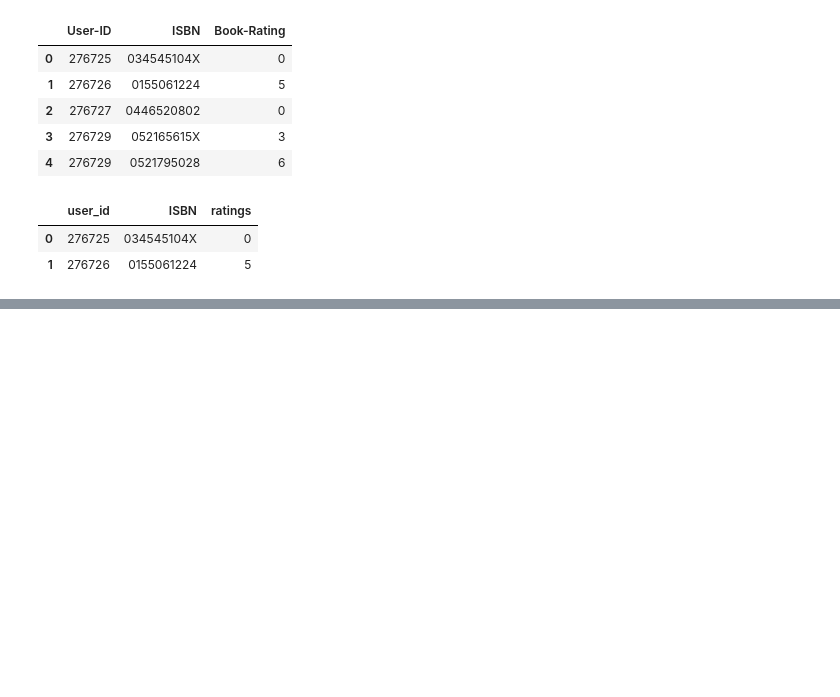
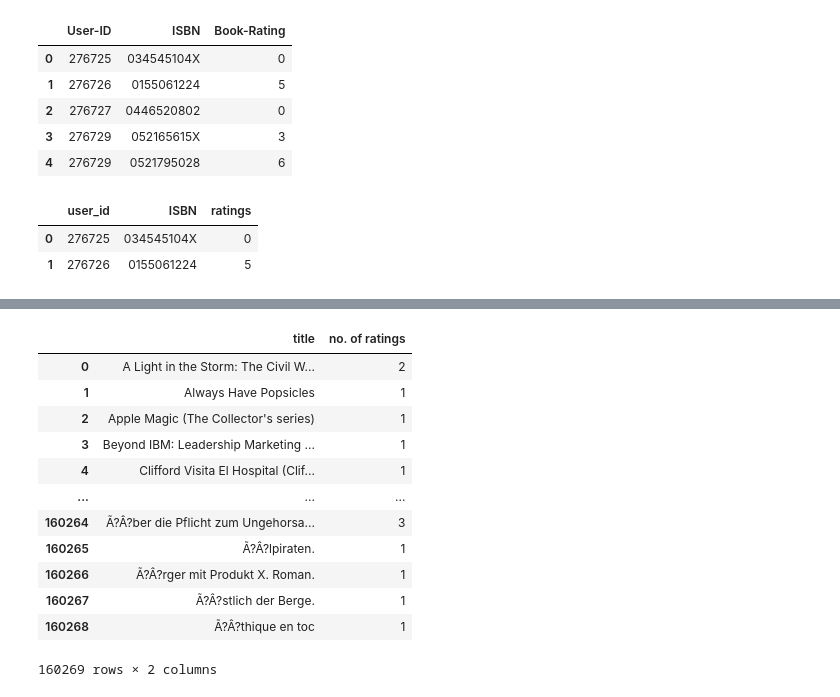
Before and after one commit to Aakanshi-Sharma/clustering, a Jupyter notebook: book-recommender-system/book-recommendation.ipynb, the cells around one changed output, grey strips where cells are left out. Saved outputs shown, nothing was run; the diff lists cells and outputs as text; code cells hidden in the pictures; blank space fills up the shorter version.

```diff
--- a/book-recommender-system/book-recommendation.ipynb
+++ b/book-recommender-system/book-recommendation.ipynb
@@ -97,0 +147,16 @@ ratings.head(2)
+# %%
+number_rating
+# %% [output]
+|  | title | no. of ratings |
+| 0 | A Light in the Storm: The Civil W... | 2 |
+| 1 | Always Have Popsicles | 1 |
+| 2 | Apple Magic (The Collector's series) | 1 |
+| 3 | Beyond IBM: Leadership Marketing ... | 1 |
+| 4 | Clifford Visita El Hospital (Clif... | 1 |
+| ... | ... | ... |
+| 160264 | Ã?Â?ber die Pflicht zum Ungehorsa... | 3 |
+| 160265 | Ã?Â?lpiraten. | 1 |
+| 160266 | Ã?Â?rger mit Produkt X. Roman. | 1 |
+| 160267 | Ã?Â?stlich der Berge. | 1 |
+| 160268 | Ã?Â?thique en toc | 1 |
+160269 rows × 2 columns
```
Also changed, not shown: parts of 18 cells of this notebook.
